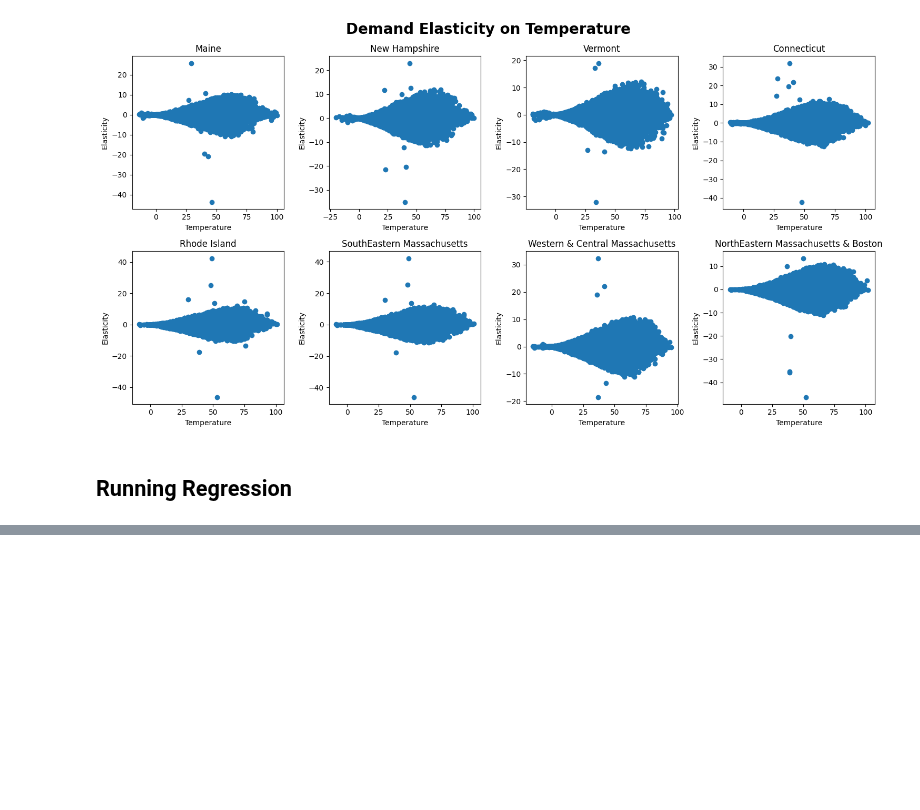
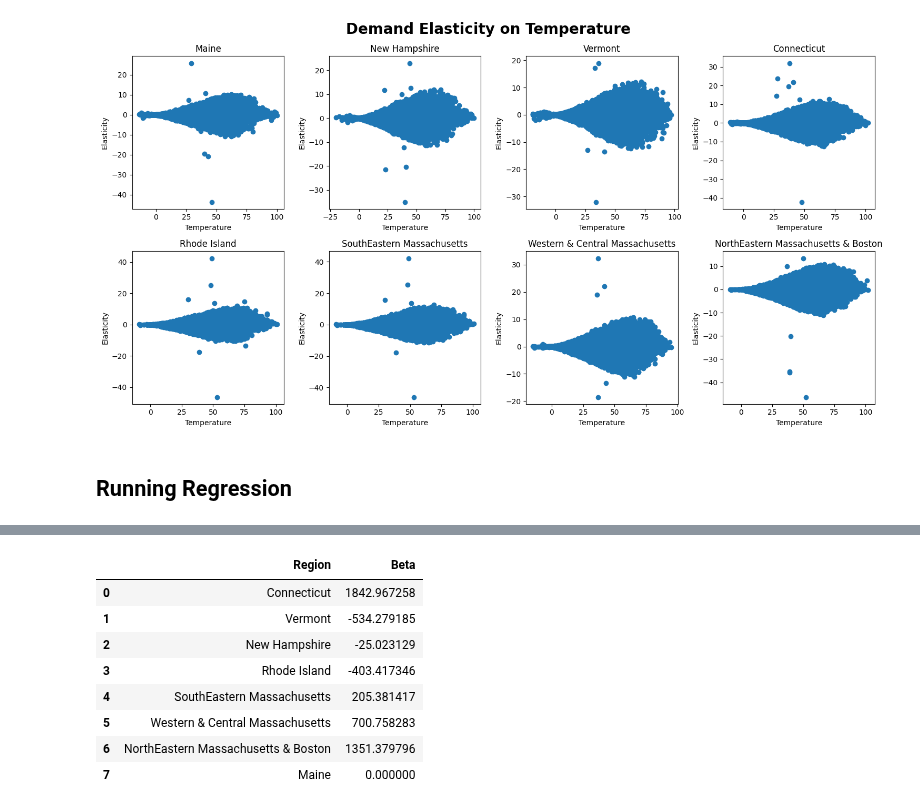
Before and after one commit to kevivuu/ECON323-project, a Jupyter notebook: Final Project.ipynb, the cells around one changed output, grey strips where cells are left out. Cells and saved outputs as stored; diff of their text form; code cells hidden in the pictures; blank space fills up the shorter version.

Commit message:
first regression

```diff
--- a/Final Project.ipynb
+++ b/Final Project.ipynb
@@ -328,3 +341,20 @@ big_state_df
 | 61361 | 2017 | NorthEastern Massachusetts & Boston | 2017-12-31 | 23 | 3387.021 | 6 | 5.24 |
 | 61362 | 2017 | NorthEastern Massachusetts & Boston | 2017-12-31 | 24 | 3271.112 | 5 | 5.24 |
 490904 rows × 7 columns
+# %%
+# Ensure categories for interaction, using Maine as the reference
+big_state_df['Year'] = big_state_df['Year'].astype(str)
+big_state_df['Region'] = pd.Categorical(big_state_df['Region'],
+                                        categories=['Maine', 'Connecticut', 'Vermont', 'New Hampshire', 'Rhode Island',
+                                                    'SouthEastern Massachusetts', 'Western & Central Massachusetts',
+                                                    'NorthEastern Massachusetts & Boston'], ordered=False)
+
+
+# Run regression with interaction terms for region and year with temperature
+model = smf.ols(
+    formula="Demand ~ Temperature:C(Year):C(Region) + nat_gas_price + C(Region) + C(Year)",
+    data=big_state_df
+).fit()
+
+# Print the summary
+print(model.summary())
@@ -330,0 +394,19 @@ big_state_df
+# %%
+region_avg_betas = pd.DataFrame({'Region' : ['Connecticut', 'Vermont', 'New Hampshire', 'Rhode Island',
+                                                    'SouthEastern Massachusetts', 'Western & Central Massachusetts',
+                                                    'NorthEastern Massachusetts & Boston'],
+                                 'Beta' : model.params[1:8]})
+region_avg_betas.reset_index(drop=True, inplace=True)
+region_avg_betas.loc[len(region_avg_betas)] = ['Maine', 0]      #Maine is used as reference
+
+region_avg_betas
+# %% [output]
+|  | Region | Beta |
+| 0 | Connecticut | 1842.967258 |
+| 1 | Vermont | -534.279185 |
+| 2 | New Hampshire | -25.023129 |
+| 3 | Rhode Island | -403.417346 |
+| 4 | SouthEastern Massachusetts | 205.381417 |
+| 5 | Western & Central Massachusetts | 700.758283 |
+| 6 | NorthEastern Massachusetts & Boston | 1351.379796 |
+| 7 | Maine | 0.000000 |
```
Also changed, not shown: parts of 6 cells of this notebook.
